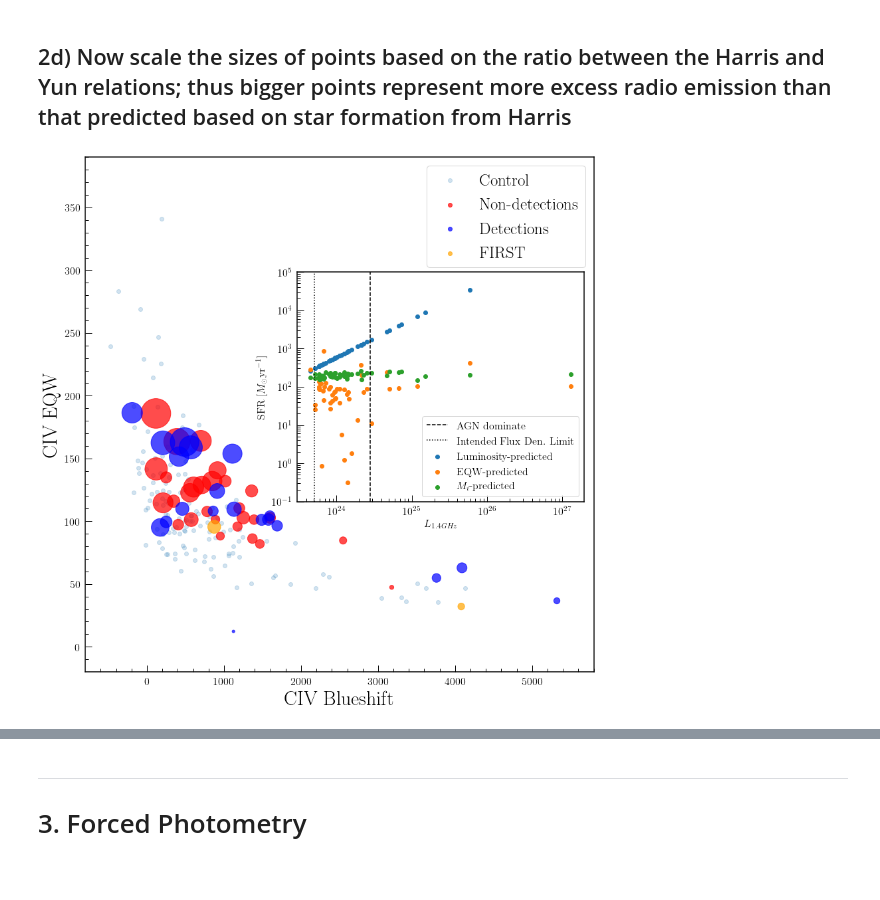
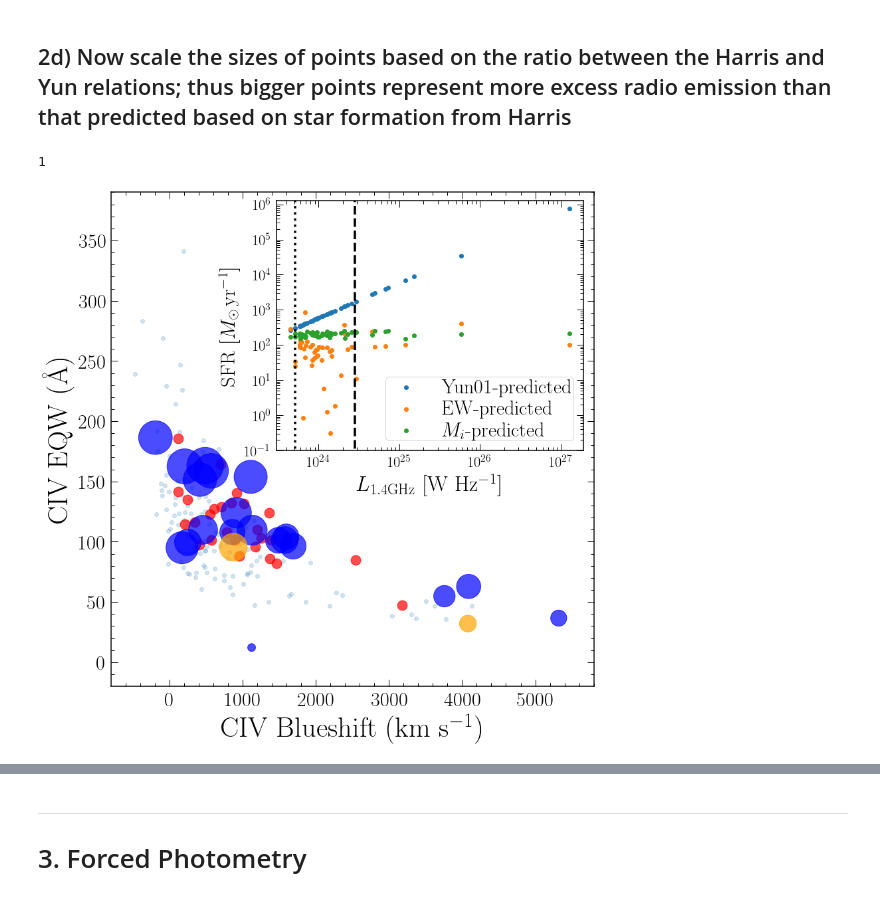
Before and after one commit to RichardsGroup/VLA2018b, a Jupyter notebook: MakeFigures_forPaper.ipynb, the cells around one changed output, grey strips where cells are left out. Drawn from its saved outputs; the diff is of its cells as text; code cells hidden in the pictures.

```diff
--- a/MakeFigures_forPaper.ipynb
+++ b/MakeFigures_forPaper.ipynb
@@ -18,3 +12,8 @@ or from the matplotlib source distribution
+# %%
+plt.rcParams['xtick.top'] = True
+plt.rcParams['ytick.right'] = True
+prop_cycle = plt.rcParams['axes.prop_cycle']
+colors = prop_cycle.by_key()['color']
 # %%
 def figsze(hscale,
             vscale=0.618034,
@@ -253,0 +276,4 @@ logistic_ratio = np.array([A + (K-A)/((1+Q*np.e**(-B*(i-min(ratio))))**(1/nu)) f
+# %%
+#Get the size for if Harris Radio == True Radio
+rateq1 = A + (K-A)/((1+Q*np.e**(-B*(1.-min(ratio))))**(1/nu))
+rateq1
@@ -280,6 +418,8 @@ findfont: Font family ['serif'] not found. Falling back to DejaVu Sans.
 # %% [markdown]
 ## 2b) Unscaled data; scale the point sizes on the average SFR predicted from the optical luminosity / EQW relations from Harris+2016
 # %%
+logGTR = radluminosity(1.4, 3., S3, -0.7, z)
+
 #Use Yun+2001 to invert these SFRs to L1.4GHz
 L14_eqw = 1.7e21*SFR_eqw(vla_eqw)
 L14_Mi = 1.7e21*SFR_Mi(Miz2)
@@ -352,42 +531,52 @@ plt.show()
 # %% [markdown]
 ## 2d) Now scale the sizes of points based on the ratio between the Harris and Yun relations; thus bigger points represent more excess radio emission than that predicted based on star formation from Harris
+# %%
+(logistic_ratio[D==1]<=rateq1).sum()
+# %% [output]
+1
 # %%
 fig, ax1 = plt.subplots(figsize=(12,12))
 
-ax1.scatter(control_voff, control_eqw, alpha=0.2, label="Control")
+ax1.scatter(control_voff, control_eqw, alpha=0.2)
 
-ax1.scatter(voff_civ[D==0], ew_civ[D==0], s=logistic_ratio[D==0], color="red", alpha=0.7)
+ax1.scatter(voff_civ[D==0], ew_civ[D==0], s=rateq1, color="red", alpha=0.7)
 ax1.scatter(voff_civ[D==1], ew_civ[D==1], s=logistic_ratio[D==1], color="blue", alpha=0.7)
 ax1.scatter(voff_civ[D==2], ew_civ[D==2], s=logistic_ratio[D==2], color="orange", alpha=0.7)
 
 #Faux points so they're the same size in the legend
-ax1.scatter(5000, 5000, color="red", alpha=0.7, label="Non-detections")
-ax1.scatter(5000, 5000, color="blue", alpha=0.7, label="Detections")
-ax1.scatter(5000, 5000, color="orange", alpha=0.7, label="FIRST")
+ax1.scatter(5000, 5000, s=550, color=colors[0], alpha=0.2, label="Control")
+ax1.scatter(5000, 5000, s=550, color="red", alpha=0.7, label="Non-detections")
+ax1.scatter(5000, 5000, s=550, color="blue", alpha=0.7, label="Detections")
+ax1.scatter(5000, 5000, s=550, color="orange", alpha=0.7, label="FIRST")
 
 # These are in unitless percentages of the figure size. (0,0 is bottom left)
-left, bottom, width, height = [0.463, 0.38, 0.5, 0.4]
+left, bottom, width, height = [0.427, 0.53, 0.535, 0.435]
 ax2 = fig.add_axes([left, bottom, width, height])
 
-ax2.scatter(L14_gtr, SFR_L14(logGTR), label="Luminosity-predicted")
-ax2.scatter(L14_gtr, SFR_eqw(vla_eqw), label="EQW-predicted")
+ax2.scatter(L14_gtr, SFR_L14(logGTR), label="Yun01-predicted")
+ax2.scatter(L14_gtr, SFR_eqw(vla_eqw), label="EW-predicted")
 ax2.scatter(L14_gtr, SFR_Mi(Miz2), label="$M_{i}$-predicted")
-ax2.plot([10**24.45,10**24.45],[10**-1,10**5],"--k",label="AGN dominate")
-ax2.plot([10**23.71,10**23.71],[10**-1,10**5],":k",label="Intended Flux Den. Limit")
+ax2.plot([10**24.45,10**24.45],[10**-2,10**7],"--k",linewidth=3.5)#,label="AGN dominate")
+ax2.plot([10**23.71,10**23.71],[10**-2,10**7],":k",linewidth=3.5)#.,label="Intended Flux Den. Limit")
 ax2.set_xscale("log")
 ax2.set_yscale("log")
-ax2.set_ylim(0.1, 10**5)
-ax2.set_xlabel("$L_{1.4GHz}$")
-ax2.set_ylabel("SFR [$M_{\odot} \mathrm{ yr}^{-1}$]")
-ax2.legend(loc="best", prop={"size":16})
+ax2.set_ylim(0.1, 10**6.1)
+#ax2.set_xlim(10**23.55, 10**27.55)
+ax2.set_xlabel("$L_\mathrm{1.4GHz}$ [W Hz$^{-1}$]",fontsize=32.5)
+ax2.set_ylabel("SFR [$M_{\odot}$\,$\mathrm{ yr}^{-1}$]",fontsize=30.5)
+ax2.legend(loc="best", prop={"size":30}, borderpad=0.05, labelspacing=0.11)
+ax2.tick_params(axis='both', which='major', labelsize=22.5)
 
-ax1.set_xlabel("CIV Blueshift", fontsize=30)
-ax1.set_ylabel("CIV EQW", fontsize=30)
+ax1.set_xlabel("CIV Blueshift (km s$^{-1}$)", fontsize=42.5)
+ax1.set_ylabel("CIV EQW (Å)", fontsize=42.5)
 ax1.set_xlim(-800,5800)
 ax1.set_ylim(-20,390)
-ax1.legend(loc="best", prop={'size': 25})
+#ax1.legend(bbox_to_anchor=(0.62,0.21), prop={'size': 25.5})
+ax1.legend(loc="best", prop={'size': 37.5})
+ax1.tick_params(axis='both', which='major', labelsize=30)
 plt.tight_layout()
-plt.savefig("PaperPlots/CIVPlot_sizeRatio_SFRwlinesInset.pdf")
+plt.savefig("PaperPlots/CIVPlot_sizeRatio_SFRwlinesInset_NDnotscaled.pdf")
+#plt.savefig("PaperPlots/CIVPlot_sizeRatio_NDnotscaled.pdf")
 plt.show()
 # %% [output]
-[figure, old version]
+[figure, new version]
```
Also changed, not shown: parts of 52 cells of this notebook.
